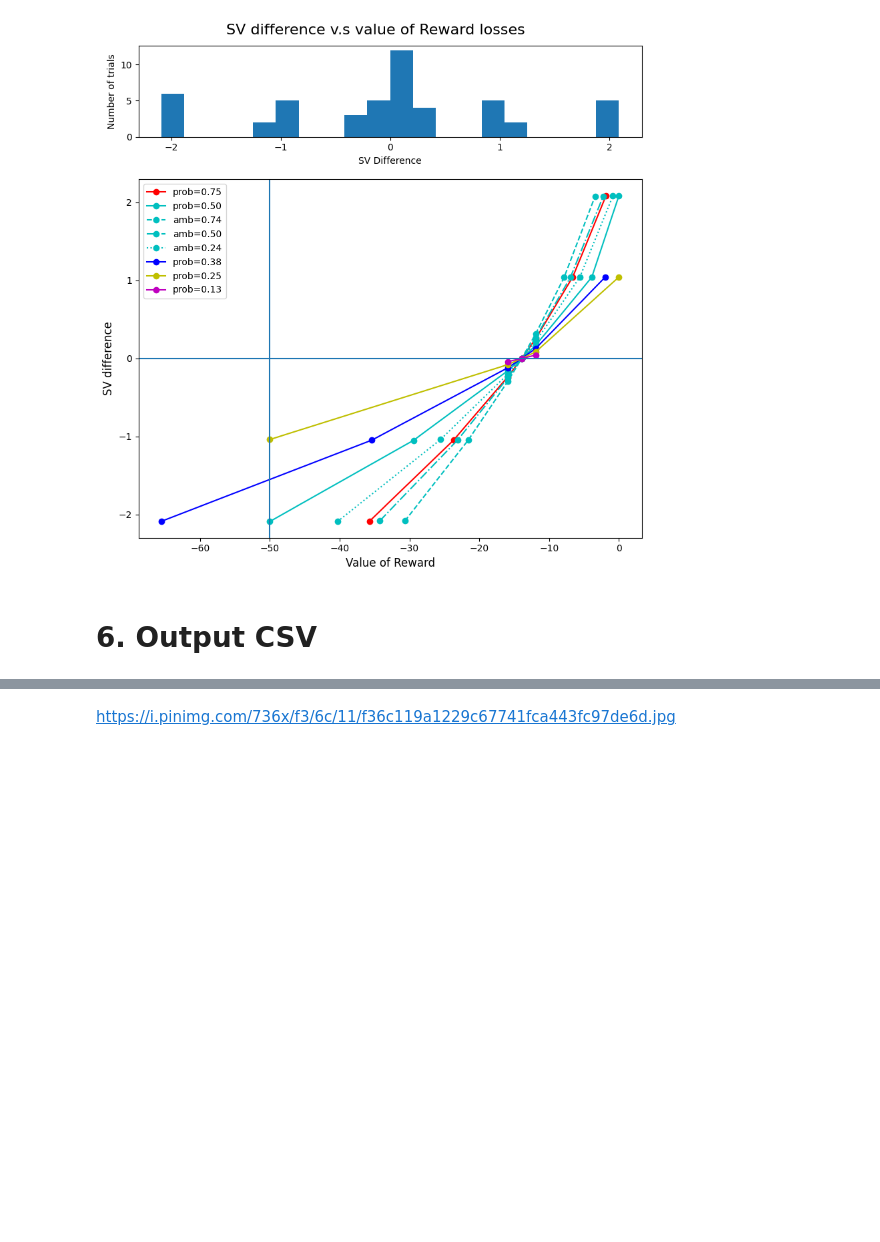
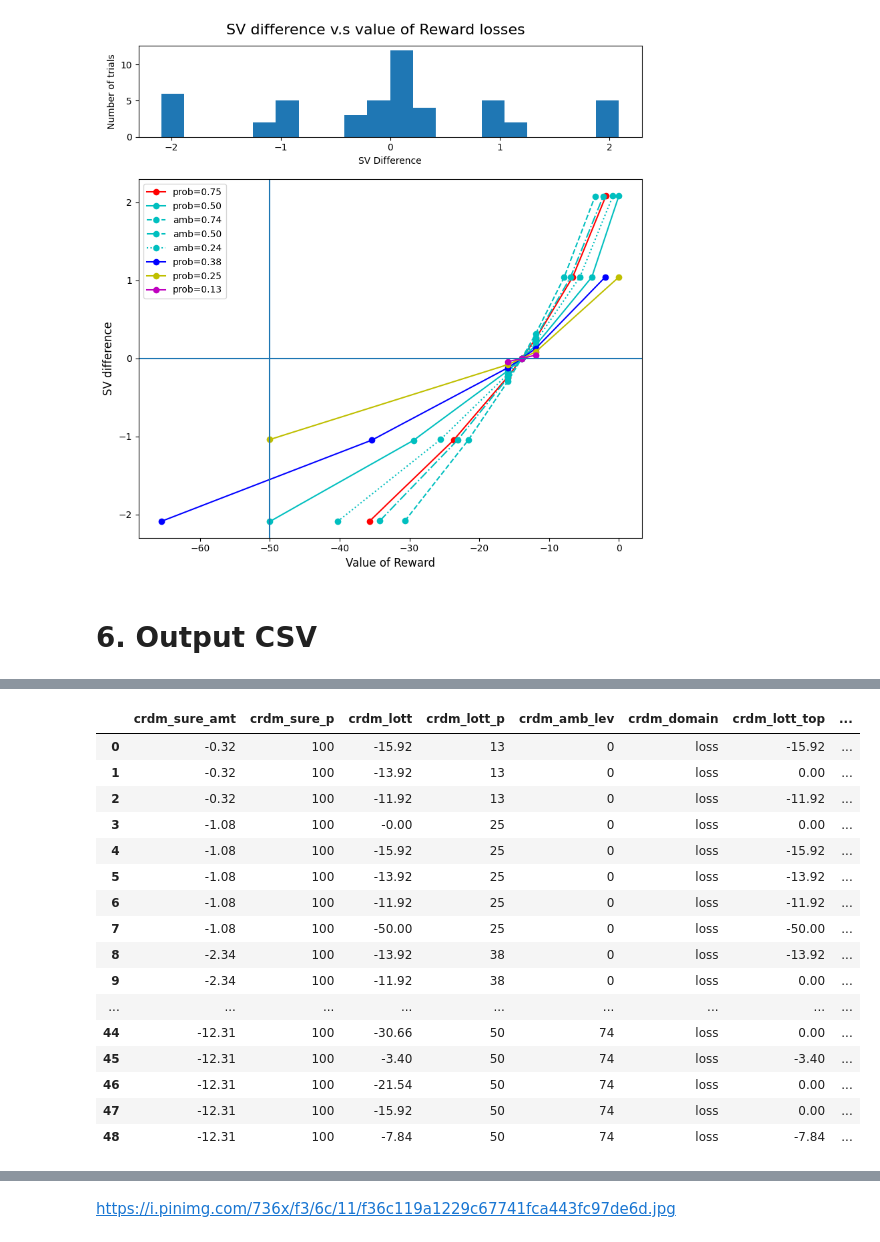
Before and after one commit to CDN-Lab/Intracraneal_electrodes, a Jupyter notebook: uncertaintyencoding.ipynb, the cells around one changed output, grey strips where cells are left out. Drawn from its saved outputs; the diff is of its cells as text; code cells hidden in the pictures; blank space fills up the shorter version.

```diff
--- a/uncertaintyencoding.ipynb
+++ b/uncertaintyencoding.ipynb
@@ -688,3 +761,33 @@ non_zero_ambiguity_rows_loss = crdm_trials_losses[crdm_trials_losses['crdm_amb_l
 
 # Concatenate the DataFrames to put rows with 'crdm_amb_lev' different from zero at the end
 crdm_trials_losses = pd.concat([zero_ambiguity_rows_loss, non_zero_ambiguity_rows_loss], ignore_index=True)
+# %%
+# Randomly assign values to crdm_lott_top or crdm_lott_bot
+# randomly select whether each value should go to the crdm_lott_top or crdm_lott_bot column
+random_assignments = np.random.choice(['crdm_lott_top', 'crdm_lott_bot'], size=len(crdm_trials_losses))
+
+# np.where to conditionally assign values from the crdm_lott column to the appropriate
+# columns based on the random selections
+crdm_trials_losses['crdm_lott_top'] = np.where(random_assignments == 'crdm_lott_top', crdm_trials_losses['crdm_lott'], 0)
+crdm_trials_losses['crdm_lott_bot'] = np.where(random_assignments == 'crdm_lott_bot', crdm_trials_losses['crdm_lott'], 0)
+
+# Display the modified DataFrame
+crdm_trials_losses
+# %% [output]
+|  | crdm_sure_amt | crdm_sure_p | crdm_lott | crdm_lott_p | crdm_amb_lev | crdm_domain | crdm_lott_top | ... |
+| 0 | -0.32 | 100 | -15.92 | 13 | 0 | loss | -15.92 | ... |
+| 1 | -0.32 | 100 | -13.92 | 13 | 0 | loss | 0.00 | ... |
+| 2 | -0.32 | 100 | -11.92 | 13 | 0 | loss | -11.92 | ... |
+| 3 | -1.08 | 100 | -0.00 | 25 | 0 | loss | 0.00 | ... |
+| 4 | -1.08 | 100 | -15.92 | 25 | 0 | loss | -15.92 | ... |
+| 5 | -1.08 | 100 | -13.92 | 25 | 0 | loss | -13.92 | ... |
+| 6 | -1.08 | 100 | -11.92 | 25 | 0 | loss | -11.92 | ... |
+| 7 | -1.08 | 100 | -50.00 | 25 | 0 | loss | -50.00 | ... |
+| 8 | -2.34 | 100 | -13.92 | 38 | 0 | loss | -13.92 | ... |
+| 9 | -2.34 | 100 | -11.92 | 38 | 0 | loss | 0.00 | ... |
+| ... | ... | ... | ... | ... | ... | ... | ... | ... |
+| 44 | -12.31 | 100 | -30.66 | 50 | 74 | loss | 0.00 | ... |
+| 45 | -12.31 | 100 | -3.40 | 50 | 74 | loss | -3.40 | ... |
+| 46 | -12.31 | 100 | -21.54 | 50 | 74 | loss | 0.00 | ... |
+| 47 | -12.31 | 100 | -15.92 | 50 | 74 | loss | 0.00 | ... |
+| 48 | -12.31 | 100 | -7.84 | 50 | 74 | loss | -7.84 | ... |
```
Also changed, not shown: parts of 7 cells of this notebook.
